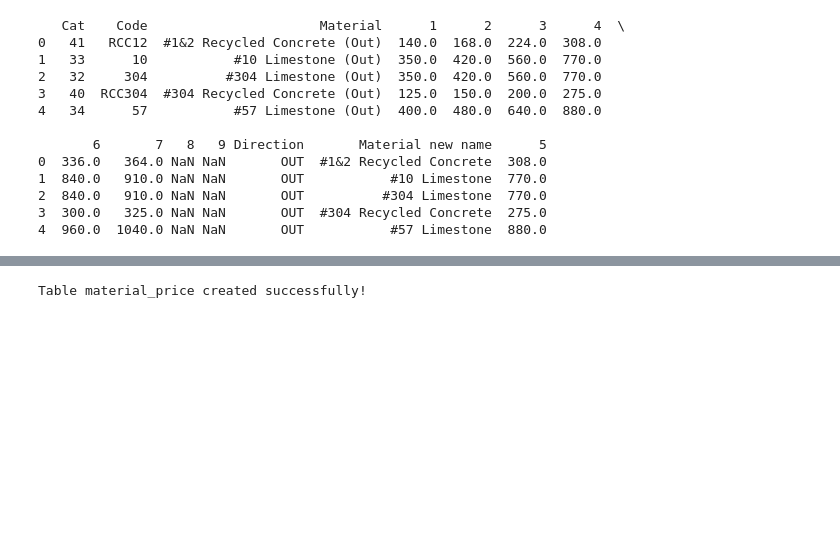
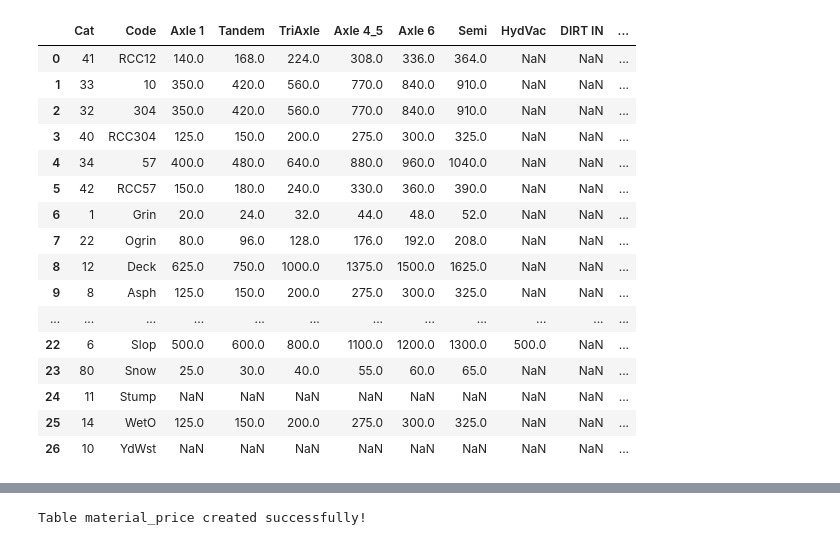
Before and after one commit to Pranava-mre/McCraken-Ticket-System, a Jupyter notebook: database.ipynb, the cells around one changed output, grey strips where cells are left out. Saved outputs shown, nothing was run; the diff lists cells and outputs as text; code cells hidden in the pictures; blank space fills up the shorter version.

```diff
--- a/database.ipynb
+++ b/database.ipynb
@@ -17,21 +17,42 @@ df_customers["full_Address"] = (df_customers[parts].agg(", ".join, axis=1).str.r
 
 
 df_materials = pd.read_excel(r"C:\Users\pstanam.MRX\Downloads\OneDrive_2026-02-23\McCraken Ticket System\Data to be imported for ticket system.xlsx",sheet_name="Material")
-df_materials['5']=df_materials['Rev# 11\n4/5 Axle']
-df_materials.rename(columns={'Rev# 11\n1 Axle':'1', 'Rev# 11\nTandem':'2', 'Rev# 11\nTriAxle':'3', 'Rev# 11\n4/5 Axle':'4', 'Rev# 11\n6 Axle':'6', 'Rev# 11\nSemi':'7', 'Rev# 11\nHydVac':'8','Rev# 11\nDIRT IN':'9'}, inplace=True)
+df_materials.rename(columns={'Rev# 11\n1 Axle':'Axle 1', 'Rev# 11\nTandem':'Tandem', 'Rev# 11\nTriAxle':'TriAxle', 'Rev# 11\n4/5 Axle':'Axle 4_5', 'Rev# 11\n6 Axle':'Axle 6', 'Rev# 11\nSemi':'Semi', 'Rev# 11\nHydVac':'HydVac','Rev# 11\nDIRT IN':'DIRT IN'}, inplace=True)
+pattern = r"\s*\((IN|OUT)\)\s*$"
+
+# 1) On df_materials
+df_materials["direction_from_material"] = (
+    df_materials["Material"].fillna("")
+    .astype("str")
+    .str.extract(pattern, expand=False ,flags=re.IGNORECASE)
+    .str.upper()
+)
+
+df_materials["material_clean"] = (
+    df_materials["Material"].fillna("")
+    .astype("str")
+    .str.replace(pattern, "", regex=True, flags=re.IGNORECASE)
+    .str.strip()
+)
+df_materials['direction_from_material'] = df_materials['direction_from_material'].fillna("IN").str.upper()
+df_materials.drop(columns=["Material",'Direction','Material new name'], inplace=True)
 # %%
-print(df_materials.head())
+df_materials
 # %% [output]
-   Cat    Code                      Material      1      2      3      4  \
-0   41   RCC12  #1&2 Recycled Concrete (Out)  140.0  168.0  224.0  308.0
-1   33      10           #10 Limestone (Out)  350.0  420.0  560.0  770.0
-2   32     304          #304 Limestone (Out)  350.0  420.0  560.0  770.0
-3   40  RCC304  #304 Recycled Concrete (Out)  125.0  150.0  200.0  275.0
-4   34      57           #57 Limestone (Out)  400.0  480.0  640.0  880.0
-
-       6       7   8   9 Direction       Material new name      5
-0  336.0   364.0 NaN NaN       OUT  #1&2 Recycled Concrete  308.0
-1  840.0   910.0 NaN NaN       OUT           #10 Limestone  770.0
-2  840.0   910.0 NaN NaN       OUT          #304 Limestone  770.0
-3  300.0   325.0 NaN NaN       OUT  #304 Recycled Concrete  275.0
-4  960.0  1040.0 NaN NaN       OUT           #57 Limestone  880.0
+|  | Cat | Code | Axle 1 | Tandem | TriAxle | Axle 4_5 | Axle 6 | Semi | HydVac | DIRT IN | ... |
+| 0 | 41 | RCC12 | 140.0 | 168.0 | 224.0 | 308.0 | 336.0 | 364.0 | NaN | NaN | ... |
+| 1 | 33 | 10 | 350.0 | 420.0 | 560.0 | 770.0 | 840.0 | 910.0 | NaN | NaN | ... |
+| 2 | 32 | 304 | 350.0 | 420.0 | 560.0 | 770.0 | 840.0 | 910.0 | NaN | NaN | ... |
+| 3 | 40 | RCC304 | 125.0 | 150.0 | 200.0 | 275.0 | 300.0 | 325.0 | NaN | NaN | ... |
+| 4 | 34 | 57 | 400.0 | 480.0 | 640.0 | 880.0 | 960.0 | 1040.0 | NaN | NaN | ... |
+| 5 | 42 | RCC57 | 150.0 | 180.0 | 240.0 | 330.0 | 360.0 | 390.0 | NaN | NaN | ... |
+| 6 | 1 | Grin | 20.0 | 24.0 | 32.0 | 44.0 | 48.0 | 52.0 | NaN | NaN | ... |
+| 7 | 22 | Ogrin | 80.0 | 96.0 | 128.0 | 176.0 | 192.0 | 208.0 | NaN | NaN | ... |
+| 8 | 12 | Deck | 625.0 | 750.0 | 1000.0 | 1375.0 | 1500.0 | 1625.0 | NaN | NaN | ... |
+| 9 | 8 | Asph | 125.0 | 150.0 | 200.0 | 275.0 | 300.0 | 325.0 | NaN | NaN | ... |
+| ... | ... | ... | ... | ... | ... | ... | ... | ... | ... | ... | ... |
+| 22 | 6 | Slop | 500.0 | 600.0 | 800.0 | 1100.0 | 1200.0 | 1300.0 | 500.0 | NaN | ... |
+| 23 | 80 | Snow | 25.0 | 30.0 | 40.0 | 55.0 | 60.0 | 65.0 | NaN | NaN | ... |
+| 24 | 11 | Stump | NaN | NaN | NaN | NaN | NaN | NaN | NaN | NaN | ... |
+| 25 | 14 | WetO | 125.0 | 150.0 | 200.0 | 275.0 | 300.0 | 325.0 | NaN | NaN | ... |
+| 26 | 10 | YdWst | NaN | NaN | NaN | NaN | NaN | NaN | NaN | NaN | ... |
```
Also changed, not shown: parts of 41 cells of this notebook, 9 other files.
